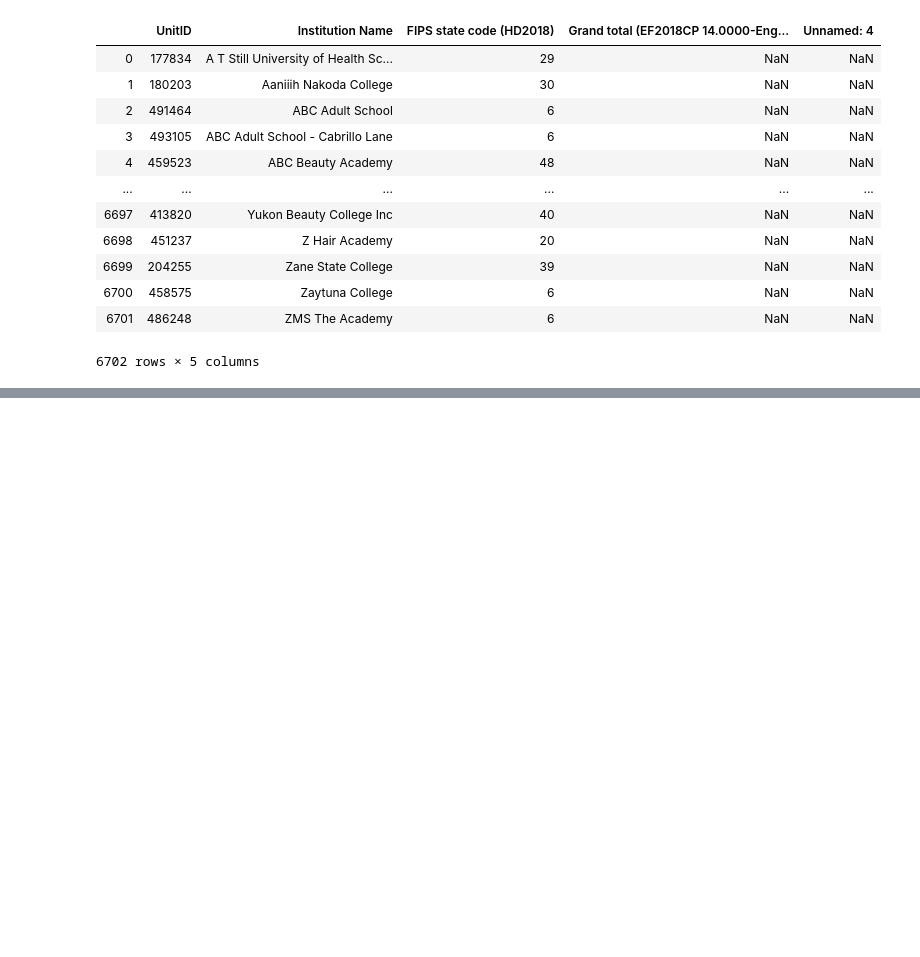
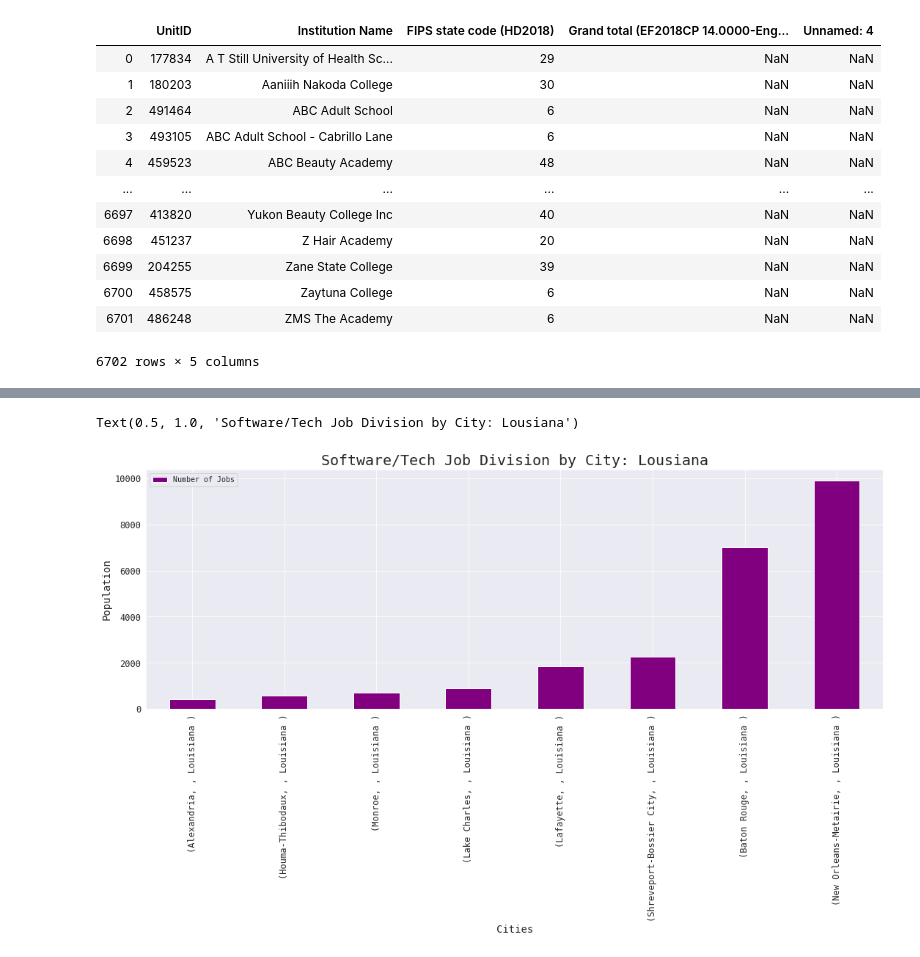
Before and after one commit to skasralikar/midwestern-marketing-proj-rmds, a Jupyter notebook: midwestern_marketing.ipynb, the cells around one changed output, grey strips where cells are left out. Cells and saved outputs as stored; diff of their text form; code cells hidden in the pictures; blank space fills up the shorter version.

```diff
--- a/midwestern_marketing.ipynb
+++ b/midwestern_marketing.ipynb
@@ -134,0 +116,6 @@ citytech
+# %%
+#Midwestern city division
+
+#Louisiana
+Louisiana = citytech[citytech['State'].str.contains("Louisiana", na=False)]
+Louisiana = Louisiana.groupby(['City', 'State']).sum()
@@ -239,0 +264,14 @@ ua = gpd.read_file(os.path.join(data, 'ua/cb_2018_us_ua10_500k.shp'), sep=',')
+# %%
+#Louisiana
+fig1 = plt.figure(figsize=(18,6))
+ax1 = fig1.add_subplot(111)
+
+Louisiana.sort_values(by = ['tot_emp']).plot(ax = ax1, kind = 'bar', fontsize = 12, color = 'purple')
+
+ax1.legend(["Number of Jobs"])
+plt.ylabel('Population', fontsize = 14)
+plt.xlabel('Cities', fontsize = 14)
+plt.title('Software/Tech Job Division by City: Lousiana', fontsize = 20)
+# %% [output]
+Text(0.5, 1.0, 'Software/Tech Job Division by City: Lousiana')
+[figure, added]
```
Also changed, not shown: parts of 36 cells of this notebook.
